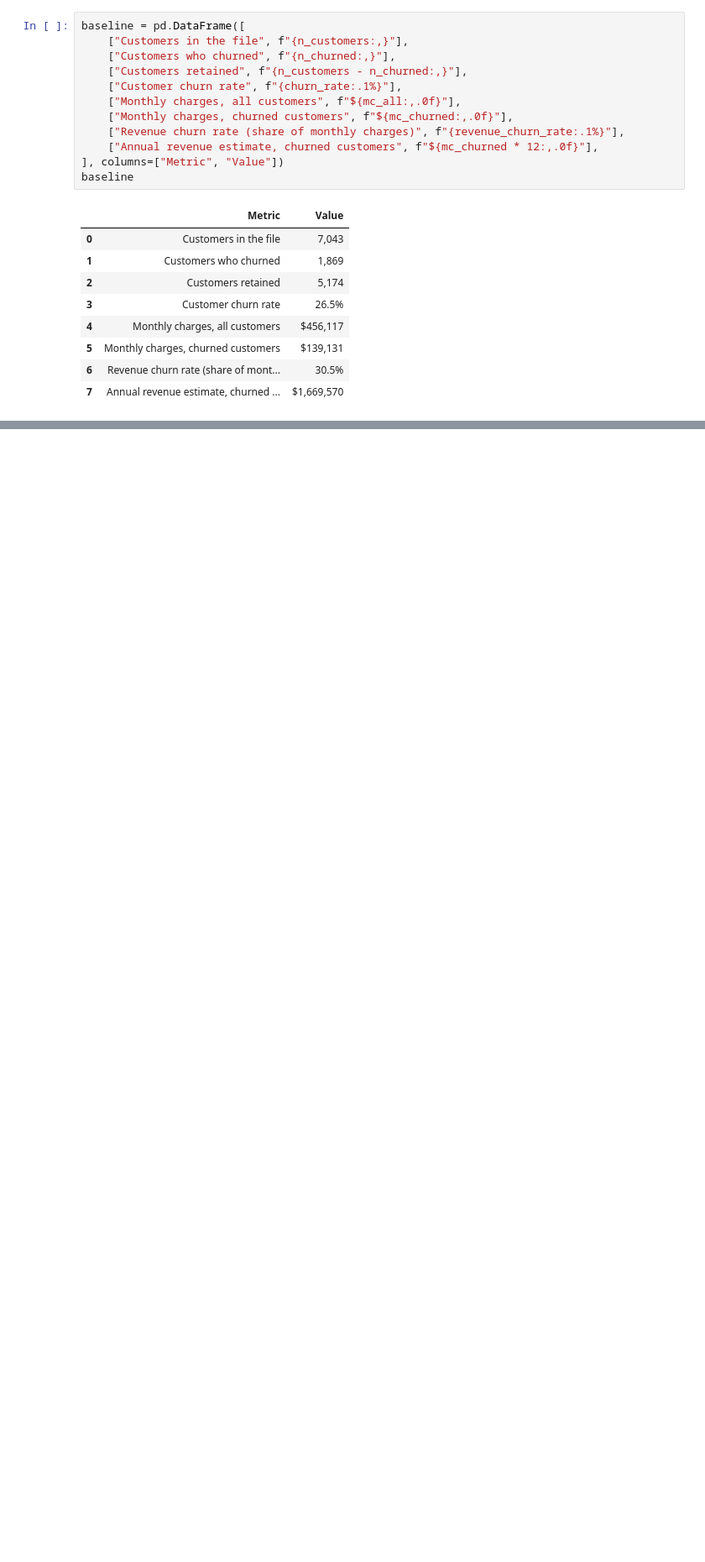
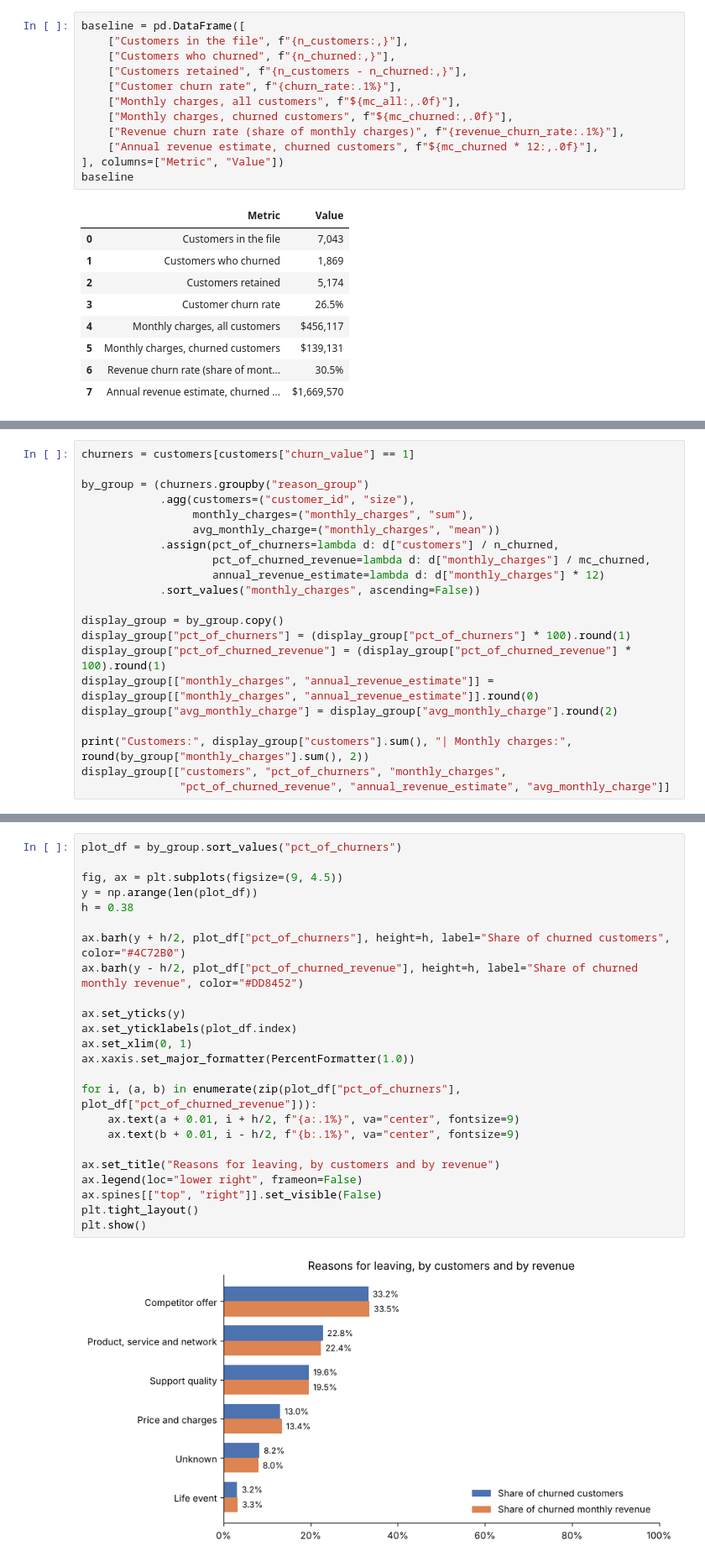
Before and after one commit to FatihaOkesola/telco-churn-revenue-analysis, a Jupyter notebook: Telco_churn.ipynb, the cells around one changed output, grey strips where cells are left out. Shown at 84% size. Cells and saved outputs as stored; diff of their text form; blank space fills up the shorter version.

```diff
--- a/Telco_churn.ipynb
+++ b/Telco_churn.ipynb
@@ -818,0 +831,21 @@ baseline
+# %%
+churners = customers[customers["churn_value"] == 1]
+
+by_group = (churners.groupby("reason_group")
+            .agg(customers=("customer_id", "size"),
+                 monthly_charges=("monthly_charges", "sum"),
+                 avg_monthly_charge=("monthly_charges", "mean"))
+            .assign(pct_of_churners=lambda d: d["customers"] / n_churned,
+                    pct_of_churned_revenue=lambda d: d["monthly_charges"] / mc_churned,
+                    annual_revenue_estimate=lambda d: d["monthly_charges"] * 12)
+            .sort_values("monthly_charges", ascending=False))
+
+display_group = by_group.copy()
+display_group["pct_of_churners"] = (display_group["pct_of_churners"] * 100).round(1)
+display_group["pct_of_churned_revenue"] = (display_group["pct_of_churned_revenue"] * 100).round(1)
+display_group[["monthly_charges", "annual_revenue_estimate"]] = display_group[["monthly_charges", "annual_revenue_estimate"]].round(0)
+display_group["avg_monthly_charge"] = display_group["avg_monthly_charge"].round(2)
+
+print("Customers:", display_group["customers"].sum(), "| Monthly charges:", round(by_group["monthly_charges"].sum(), 2))
+display_group[["customers", "pct_of_churners", "monthly_charges",
+               "pct_of_churned_revenue", "annual_revenue_estimate", "avg_monthly_charge"]]
@@ -818,0 +901,26 @@ baseline
+# %%
+plot_df = by_group.sort_values("pct_of_churners")
+
+fig, ax = plt.subplots(figsize=(9, 4.5))
+y = np.arange(len(plot_df))
+h = 0.38
+
+ax.barh(y + h/2, plot_df["pct_of_churners"], height=h, label="Share of churned customers", color="#4C72B0")
+ax.barh(y - h/2, plot_df["pct_of_churned_revenue"], height=h, label="Share of churned monthly revenue", color="#DD8452")
+
+ax.set_yticks(y)
+ax.set_yticklabels(plot_df.index)
+ax.set_xlim(0, 1)
+ax.xaxis.set_major_formatter(PercentFormatter(1.0))
+
+for i, (a, b) in enumerate(zip(plot_df["pct_of_churners"], plot_df["pct_of_churned_revenue"])):
+    ax.text(a + 0.01, i + h/2, f"{a:.1%}", va="center", fontsize=9)
+    ax.text(b + 0.01, i - h/2, f"{b:.1%}", va="center", fontsize=9)
+
+ax.set_title("Reasons for leaving, by customers and by revenue")
+ax.legend(loc="lower right", frameon=False)
+ax.spines[["top", "right"]].set_visible(False)
+plt.tight_layout()
+plt.show()
+# %% [output]
+[figure, added]
```
Also changed, not shown: parts of 40 cells of this notebook.
